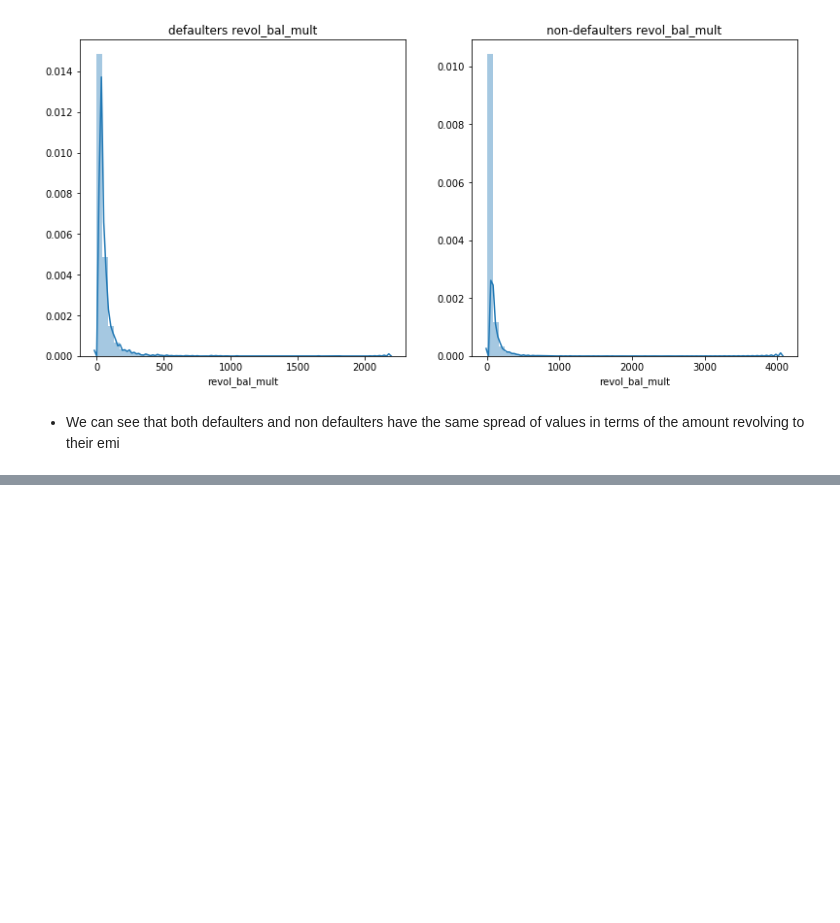
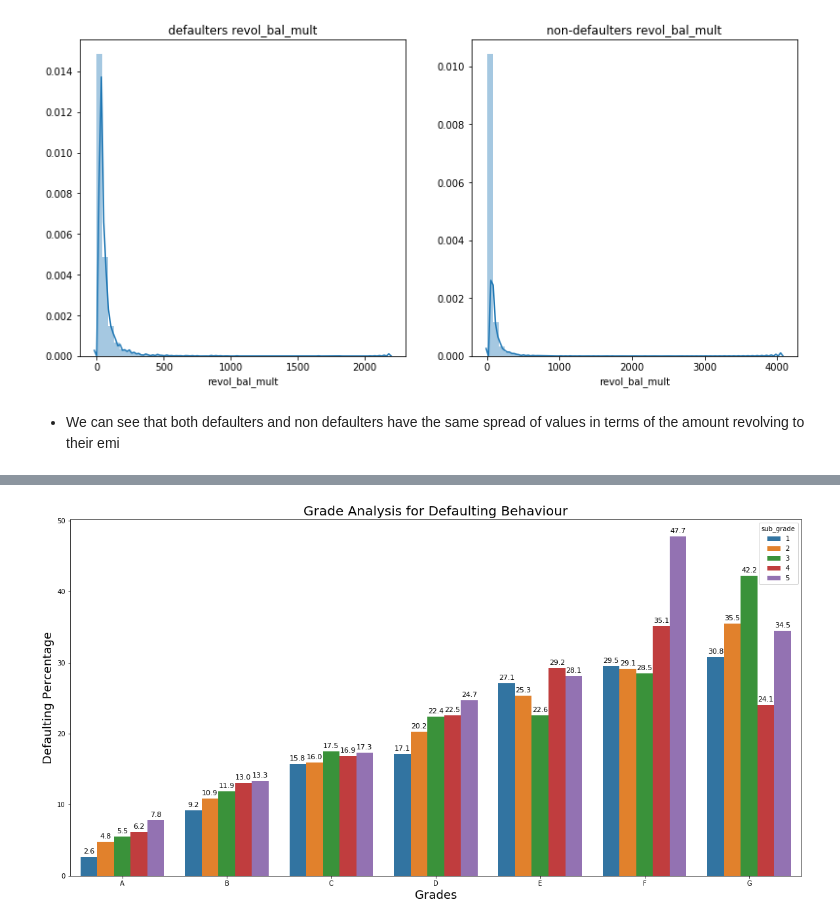
Before and after one commit to sameerg07/LendingClubEDA, a Jupyter notebook: LendingClubEDA_Final.ipynb, the cells around one changed output, grey strips where cells are left out. Drawn from its saved outputs; the diff is of its cells as text; code cells hidden in the pictures; blank space fills up the shorter version.

```diff
--- a/LendingClubEDA_Final.ipynb
+++ b/LendingClubEDA_Final.ipynb
@@ -2526,0 +2532,15 @@ fig.show()
+# %%
+df['loan_status_name'] = df.loan_status.apply(lambda x: "Fully Paid" if x == 0 else "charged Off")
+# %%
+##creating a new dataframe with defaulting percentages
+
+x = pd.DataFrame(df.groupby(by=["grade","sub_grade"])["loan_status"].count()) ## get counts of subgrades
+y = pd.DataFrame(df.groupby(by=["grade","sub_grade"])["loan_status"].sum())   ## get no of defaulters
+x = x.rename(columns = {"loan_status" : 'count1'})
+y = y.rename(columns = {"loan_status" : 'sum1'})
+z = pd.merge(x,y,left_index=True, right_index=True, how = "inner") ## merge these dataframes
+z["def_perc"] = 100 * z['sum1']/z.count1 ## get the percentages of defaulting
+z["ndef_perc"] = 100 - z.def_perc ## get the percentages of non_ defaulting
+z.reset_index(inplace=True)
+z.sub_grade = z.sub_grade.apply(lambda x: int(x[1])) ##rename_grades to 1,2,3,4,5 istead of A1 G2 etc.,
+z
@@ -2526,0 +2565,31 @@ fig.show()
+# %%
+##drawing aneat grade-subgrade percentages for defaulting
+
+# Defining the plot size
+plt.figure(figsize=(20,10))
+
+# Defining the values for x-axis, y-axis
+# and from which datafarme the values are to be picked
+plots = sns.barplot(data = z, x = "grade",hue = "sub_grade",y="def_perc")
+
+# Iterrating over the bars one-by-one
+for bar in plots.patches:
+    plots.annotate(format(bar.get_height(), '.1f'),
+                   (bar.get_x() + bar.get_width() / 2,
+                    bar.get_height()), ha='center', va='center',
+                   size=11, xytext=(0, 8),
+                   textcoords='offset points')
+
+# Setting the label for x-axis
+plt.xlabel("Grades", size=18)
+
+# Setting the label for y-axis
+plt.ylabel("Defaulting Percentage", size=18)
+
+# Setting the title for the graph
+plt.title("Grade Analysis for Defaulting Behaviour" , size = 20)
+
+# Fianlly showing the plot
+plt.show()
+# %% [output]
+[figure, added]
```
Also changed, not shown: parts of 48 cells of this notebook, 1 other file.
